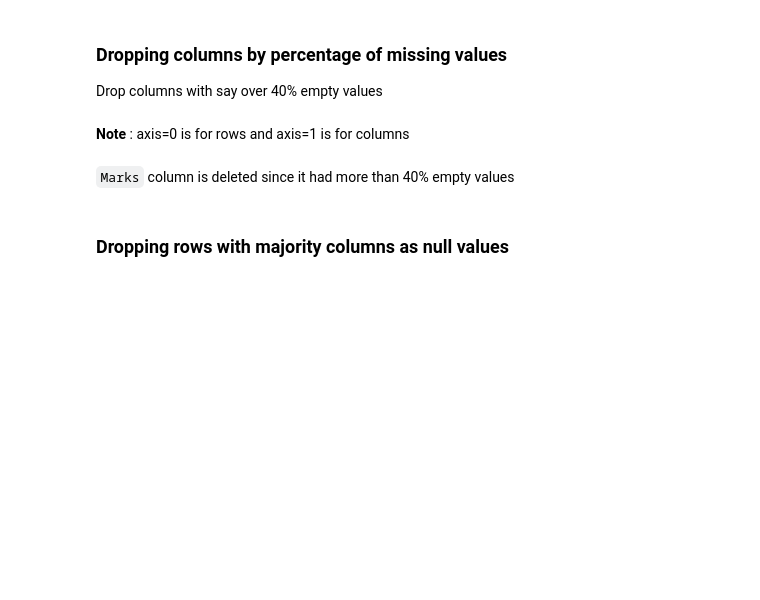
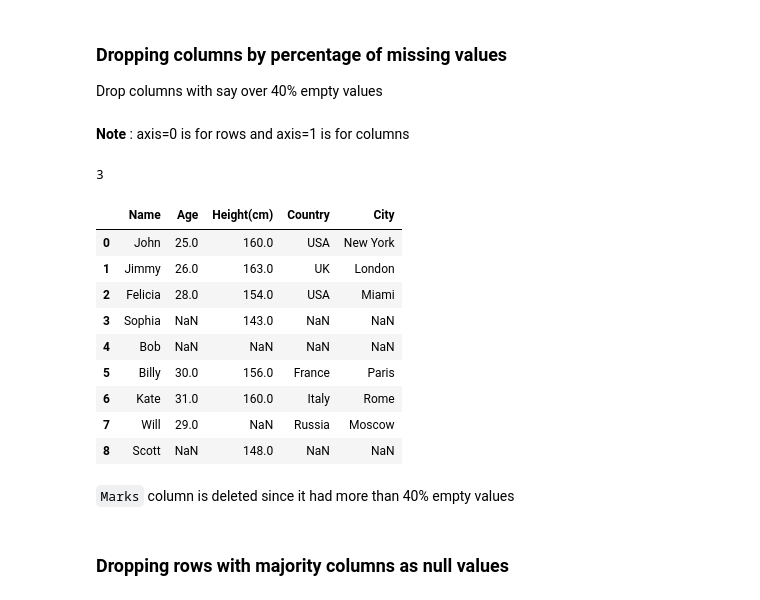
Before and after one commit to Clapiniella/thebridge, a Jupyter notebook: 1_Data_Analysis/semana_8/dia_1/MissingData.ipynb, the cells around one changed output. Cells and saved outputs as stored; diff of their text form; code cells hidden in the pictures; blank space fills up the shorter version.

```diff
--- a/1_Data_Analysis/semana_8/dia_1/MissingData.ipynb
+++ b/1_Data_Analysis/semana_8/dia_1/MissingData.ipynb
@@ -256,6 +638,23 @@ dummy_majority_df = pd.DataFrame({
 Drop columns with say over 40% empty values
 # %% [markdown]
 **Note** : axis=0 is for rows and axis=1 is for columns
+# %%
+int(len(dummy_majority_df)*0.4)
+# %% [output]
+3
+# %%
+dummy_majority_df.dropna(axis=1, thresh = int(len(dummy_majority_df)*0.4))
+# %% [output]
+|  | Name | Age | Height(cm) | Country | City |
+| 0 | John | 25.0 | 160.0 | USA | New York |
+| 1 | Jimmy | 26.0 | 163.0 | UK | London |
+| 2 | Felicia | 28.0 | 154.0 | USA | Miami |
+| 3 | Sophia | NaN | 143.0 | NaN | NaN |
+| 4 | Bob | NaN | NaN | NaN | NaN |
+| 5 | Billy | 30.0 | 156.0 | France | Paris |
+| 6 | Kate | 31.0 | 160.0 | Italy | Rome |
+| 7 | Will | 29.0 | NaN | Russia | Moscow |
+| 8 | Scott | NaN | 148.0 | NaN | NaN |
 # %% [markdown]
 `Marks` column is deleted since it had more than 40% empty values
 # %% [markdown]
```
Also changed, not shown: parts of 66 cells of this notebook, 2 other files.
